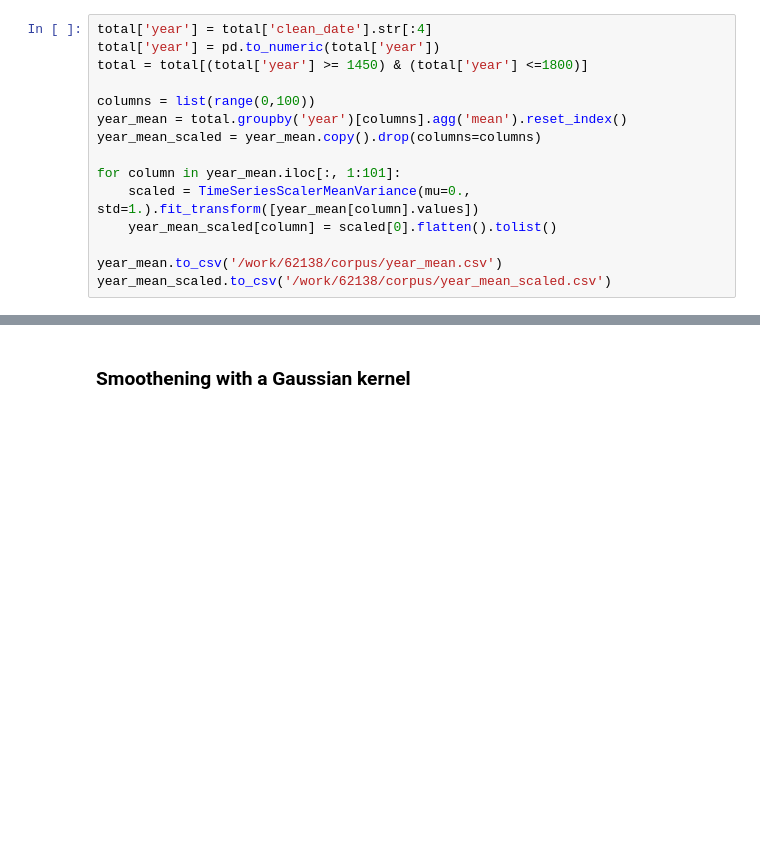
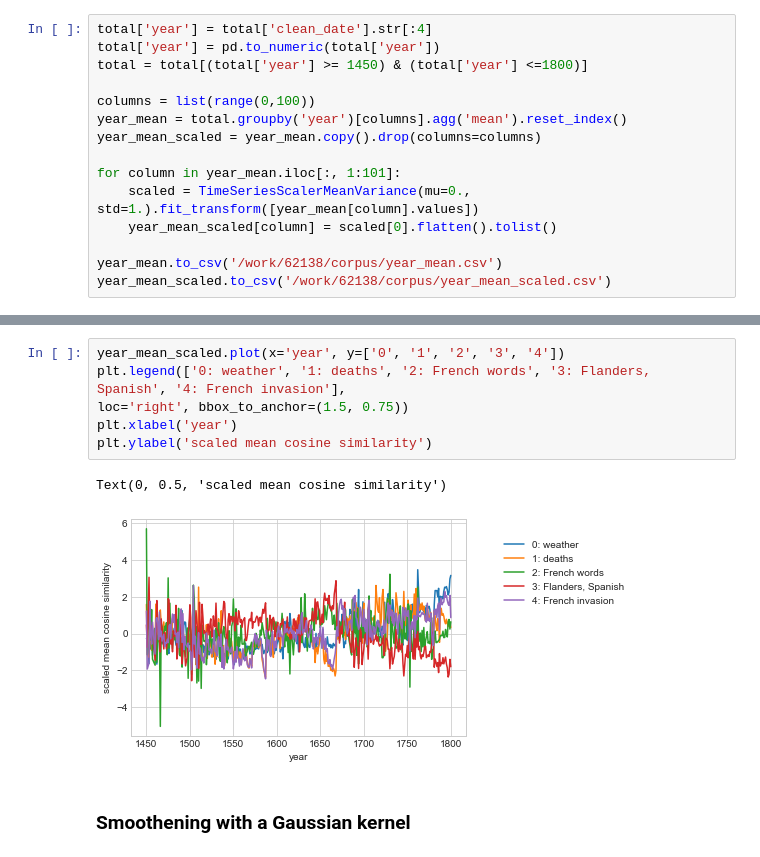
Before and after one commit to centre-for-humanities-computing/dutch-chronicles, a Jupyter notebook: notebooks/top2vec_analysis.ipynb, the cells around one changed output, grey strips where cells are left out. Saved outputs shown, nothing was run; the diff lists cells and outputs as text; blank space fills up the shorter version.

```diff
--- a/notebooks/top2vec_analysis.ipynb
+++ b/notebooks/top2vec_analysis.ipynb
@@ -95,3 +101,12 @@ year_mean_scaled.plot(x='year', y=[0, 3])
+# %%
+year_mean_scaled.plot(x='year', y=['0', '1', '2', '3', '4'])
+plt.legend(['0: weather', '1: deaths', '2: French words', '3: Flanders, Spanish', '4: French invasion'],
+loc='right', bbox_to_anchor=(1.5, 0.75))
+plt.xlabel('year')
+plt.ylabel('scaled mean cosine similarity')
+# %% [output]
+Text(0, 0.5, 'scaled mean cosine similarity')
+[figure, added]
 # %% [markdown]
 ### Smoothening with a Gaussian kernel
 # %%
```
Also changed, not shown: parts of 6 cells of this notebook.
